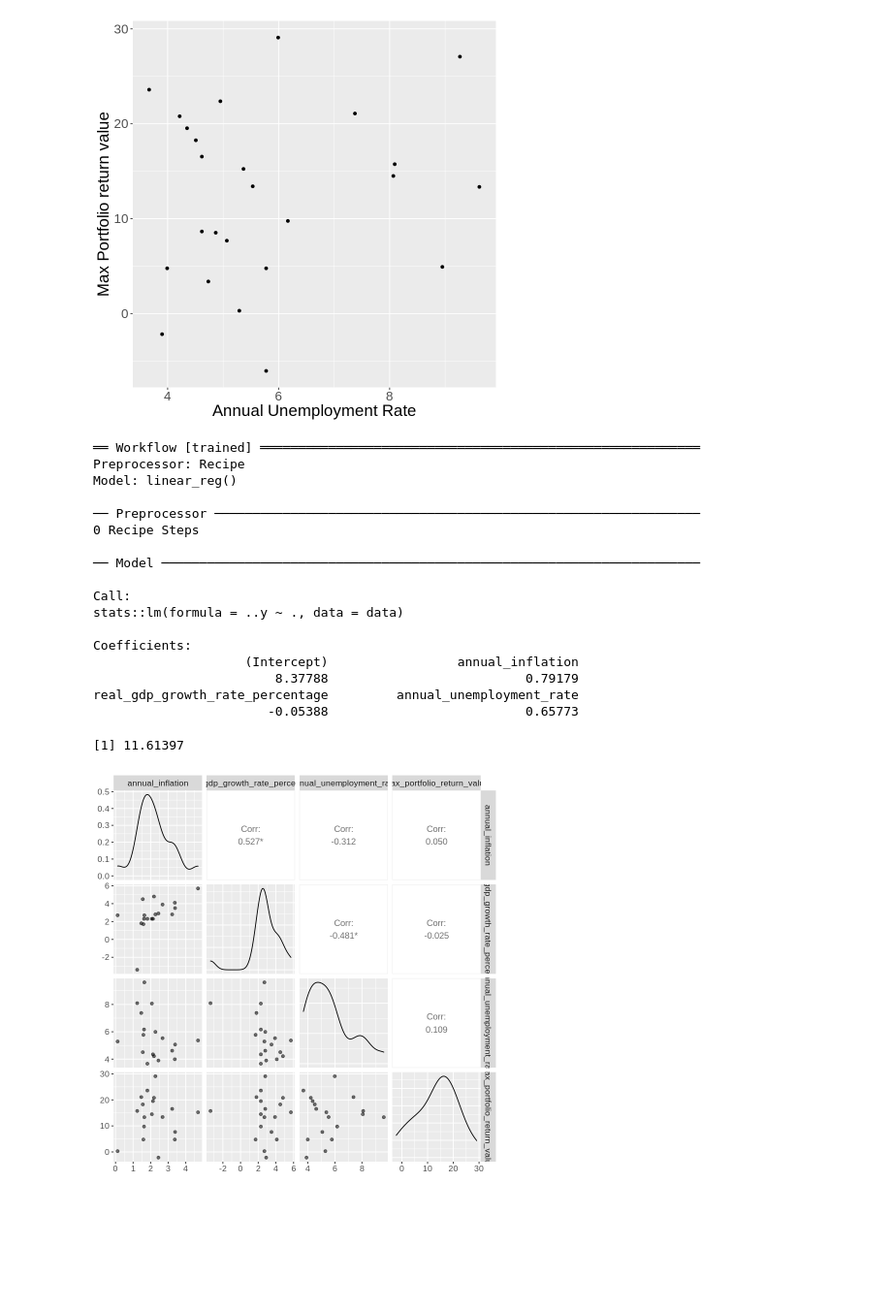
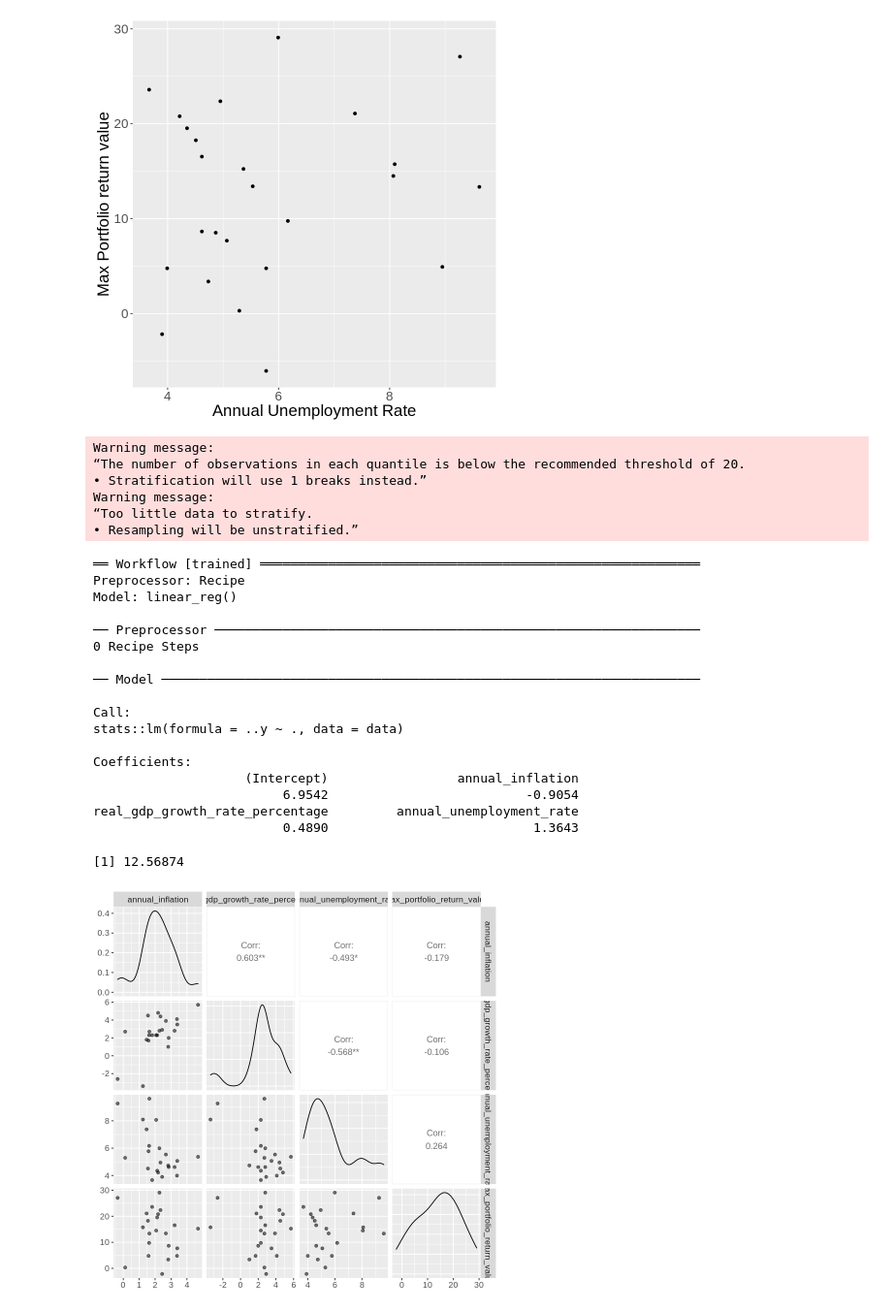
Before and after one commit to Arioniums/DSCI_100_125, a Jupyter notebook: Regression Algorithm.ipynb, the cells around one changed output. Shown at 97% size. Cells and saved outputs as stored; diff of their text form; code cells hidden in the pictures; blank space fills up the shorter version.

```diff
--- a/Regression Algorithm.ipynb
+++ b/Regression Algorithm.ipynb
@@ -78,49 +78,59 @@ pf_une_plot
 [figure]
 # %%
 set.seed(9999)
+
+pf_split <- initial_split(pf_data, prop = 0.9, strata = max_portfolio_return_value)
+pf_training <- training(pf_split)
+pf_testing <- testing(pf_split)
 
 pf_t_plot <- pf_training|>
     ggpairs(mapping=aes(alpha=0.05))+
     theme(text=element_text(size=13))
 pf_t_plot
 
 lm_specr <- linear_reg()|>
     set_engine("lm")|>
     set_mode("regression")
 
 pf_reciper <- recipe(max_portfolio_return_value ~ ., data=pf_training)
 
-pf_fitr <- workflow()|>
+pf_fit <- workflow()|>
     add_recipe(pf_reciper)|>
     add_model(lm_specr)|>
     fit(data=pf_training)
-pf_fitr
+pf_fit
 
 pf_rmsper <- pf_fit|>
     predict(pf_testing)|>
     bind_cols(pf_testing)|>
     metrics(truth=max_portfolio_return_value, estimate=.pred)|>
     filter(.metric=="rmse")|>
     select(.estimate)|>
     pull()
 pf_rmsper
 # %% [output]
-══ Workflow [trained] ══════════════════════════════════════════════════════════
-Preprocessor: Recipe
-Model: linear_reg()
-
-── Preprocessor ────────────────────────────────────────────────────────────────
-0 Recipe Steps
-
-── Model ───────────────────────────────────────────────────────────────────────
-
-Call:
-stats::lm(formula = ..y ~ ., data = data)
-
-Coefficients:
-                    (Intercept)                 annual_inflation
-                        8.37788                          0.79179
-real_gdp_growth_rate_percentage         annual_unemployment_rate
-                       -0.05388                          0.65773
+Warning message:
+“The number of observations in each quantile is below the recommended threshold of 20.
+• Stratification will use 1 breaks instead.”
+Warning message:
+“Too little data to stratify.
+• Resampling will be unstratified.”
-[1] 11.61397
+══ Workflow [trained] ══════════════════════════════════════════════════════════
+Preprocessor: Recipe
+Model: linear_reg()
+
+── Preprocessor ────────────────────────────────────────────────────────────────
+0 Recipe Steps
+
+── Model ───────────────────────────────────────────────────────────────────────
+
+Call:
+stats::lm(formula = ..y ~ ., data = data)
+
+Coefficients:
+                    (Intercept)                 annual_inflation
+                         6.9542                          -0.9054
+real_gdp_growth_rate_percentage         annual_unemployment_rate
+                         0.4890                           1.3643
+[1] 12.56874
-[figure, old version]
+[figure, new version]
```
Also changed, not shown: parts of 2 cells of this notebook.
